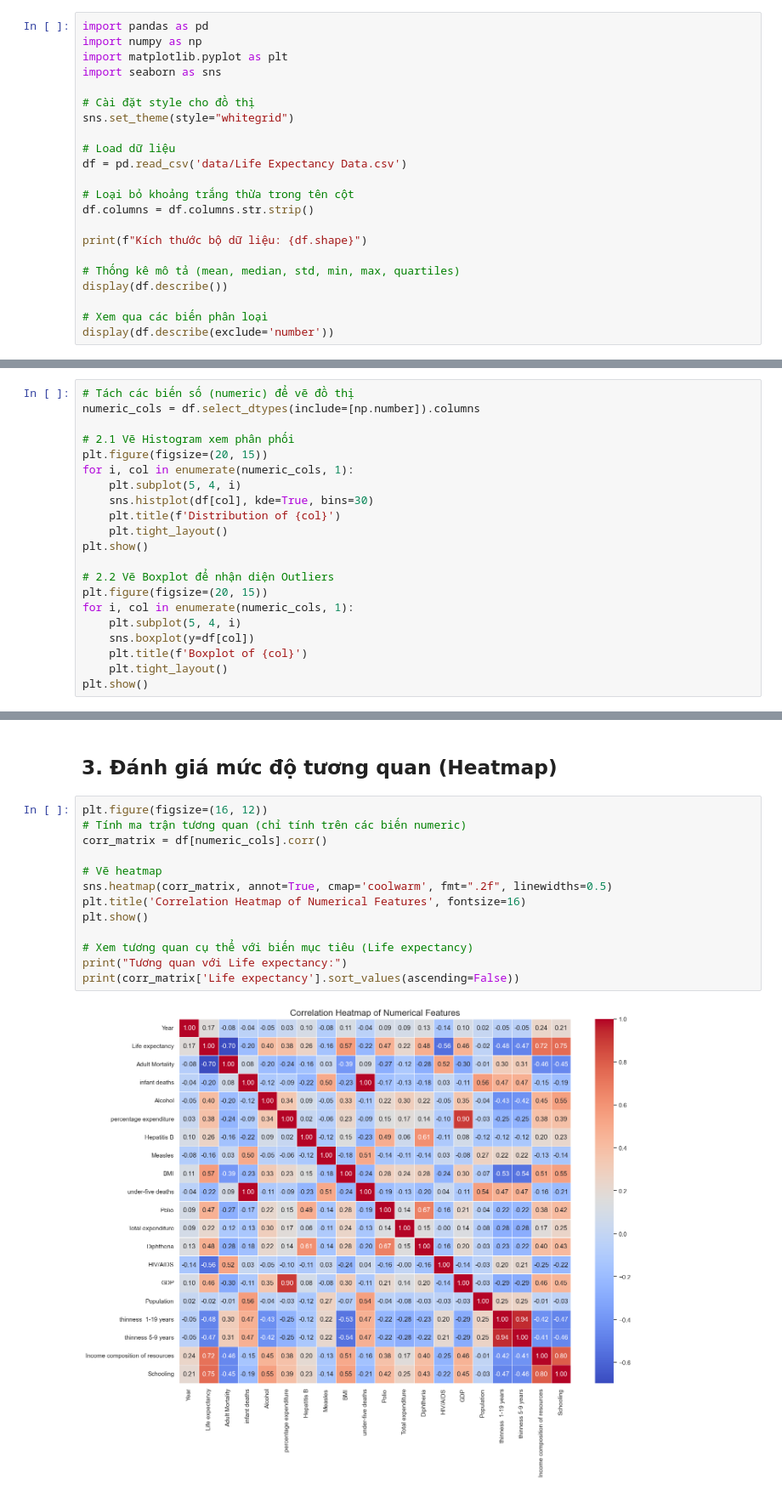
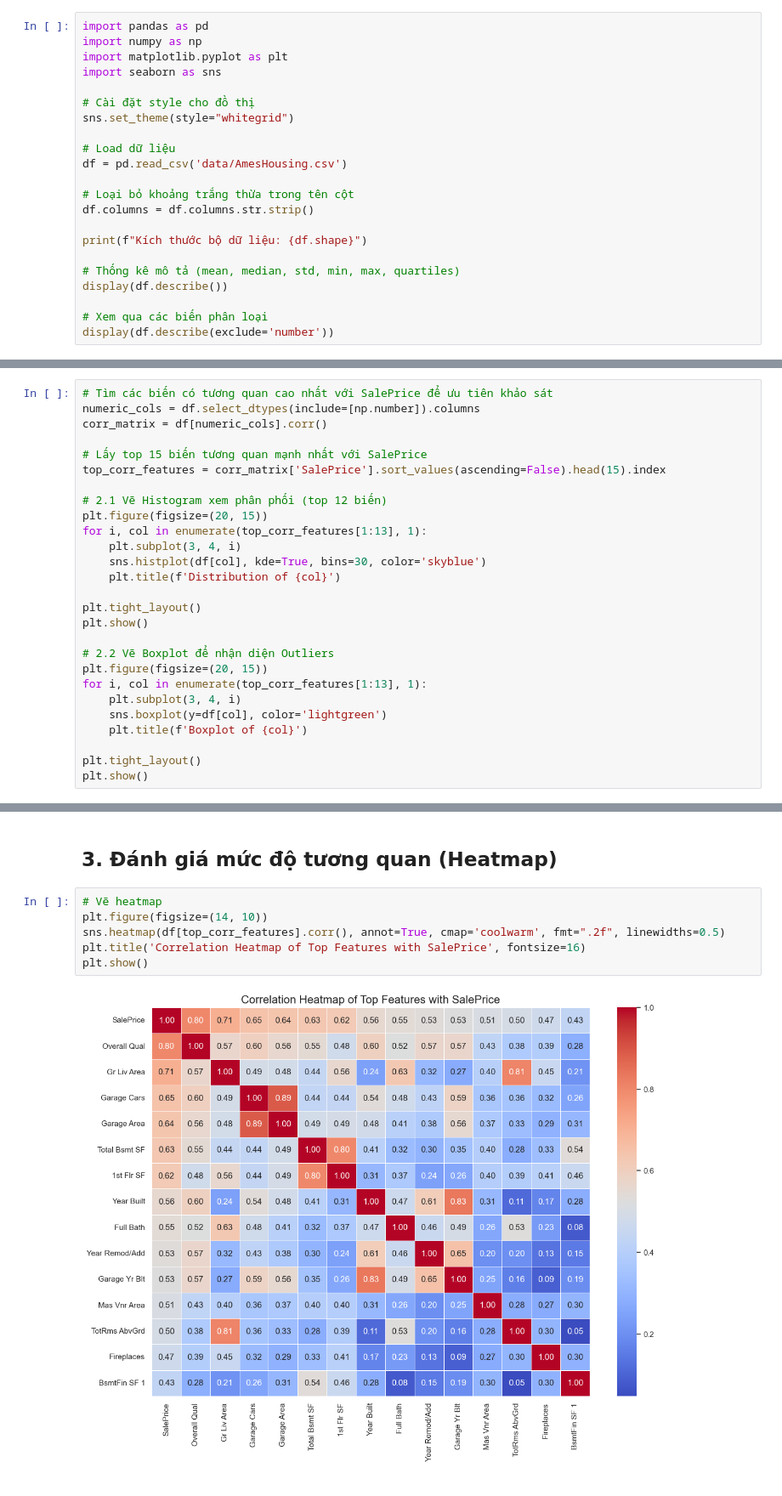
Before and after one commit to BB1311/Data-Fitting-And-OLS-Method, a Jupyter notebook: part2/part2_notebook.ipynb, the cells around one changed output, grey strips where cells are left out. Shown at 85% size. Saved outputs shown, nothing was run; the diff lists cells and outputs as text.

```diff
--- a/part2/part2_notebook.ipynb
+++ b/part2/part2_notebook.ipynb
@@ -12,7 +12,7 @@ import seaborn as sns
 sns.set_theme(style="whitegrid")
 
 # Load dữ liệu
-df = pd.read_csv('data/Life Expectancy Data.csv')
+df = pd.read_csv('data/AmesHousing.csv')
 
 # Loại bỏ khoảng trắng thừa trong tên cột
 df.columns = df.columns.str.strip()
@@ -43,24 +45,30 @@ Kích thước bộ dữ liệu: (2938, 22)
 # %% [markdown]
 ## 2. Trực quan hóa dữ liệu (Histogram & Boxplot)
 # %%
-# Tách các biến số (numeric) để vẽ đồ thị
+# Tìm các biến có tương quan cao nhất với SalePrice để ưu tiên khảo sát
 numeric_cols = df.select_dtypes(include=[np.number]).columns
+corr_matrix = df[numeric_cols].corr()
 
-# 2.1 Vẽ Histogram xem phân phối
+# Lấy top 15 biến tương quan mạnh nhất với SalePrice
+top_corr_features = corr_matrix['SalePrice'].sort_values(ascending=False).head(15).index
+
+# 2.1 Vẽ Histogram xem phân phối (top 12 biến)
 plt.figure(figsize=(20, 15))
-for i, col in enumerate(numeric_cols, 1):
-    plt.subplot(5, 4, i)
-    sns.histplot(df[col], kde=True, bins=30)
+for i, col in enumerate(top_corr_features[1:13], 1):
+    plt.subplot(3, 4, i)
+    sns.histplot(df[col], kde=True, bins=30, color='skyblue')
     plt.title(f'Distribution of {col}')
-    plt.tight_layout()
+
+plt.tight_layout()
 plt.show()
 
 # 2.2 Vẽ Boxplot để nhận diện Outliers
 plt.figure(figsize=(20, 15))
-for i, col in enumerate(numeric_cols, 1):
-    plt.subplot(5, 4, i)
-    sns.boxplot(y=df[col])
+for i, col in enumerate(top_corr_features[1:13], 1):
+    plt.subplot(3, 4, i)
+    sns.boxplot(y=df[col], color='lightgreen')
     plt.title(f'Boxplot of {col}')
-    plt.tight_layout()
+
+plt.tight_layout()
 plt.show()
 # %% [output]
@@ -81,17 +88,10 @@ Biểu đồ Boxplot cho thấy sự xuất hiện dày đặc của các giá t
 # %% [markdown]
 ## 3. Đánh giá mức độ tương quan (Heatmap)
 # %%
-plt.figure(figsize=(16, 12))
-# Tính ma trận tương quan (chỉ tính trên các biến numeric)
-corr_matrix = df[numeric_cols].corr()
-
 # Vẽ heatmap
-sns.heatmap(corr_matrix, annot=True, cmap='coolwarm', fmt=".2f", linewidths=0.5)
-plt.title('Correlation Heatmap of Numerical Features', fontsize=16)
+plt.figure(figsize=(14, 10))
+sns.heatmap(df[top_corr_features].corr(), annot=True, cmap='coolwarm', fmt=".2f", linewidths=0.5)
+plt.title('Correlation Heatmap of Top Features with SalePrice', fontsize=16)
 plt.show()
-
-# Xem tương quan cụ thể với biến mục tiêu (Life expectancy)
-print("Tương quan với Life expectancy:")
-print(corr_matrix['Life expectancy'].sort_values(ascending=False))
 # %% [output]
-[figure, old version]
+[figure, new version]
```
Also changed, not shown: parts of 15 cells of this notebook, 2 other files.
